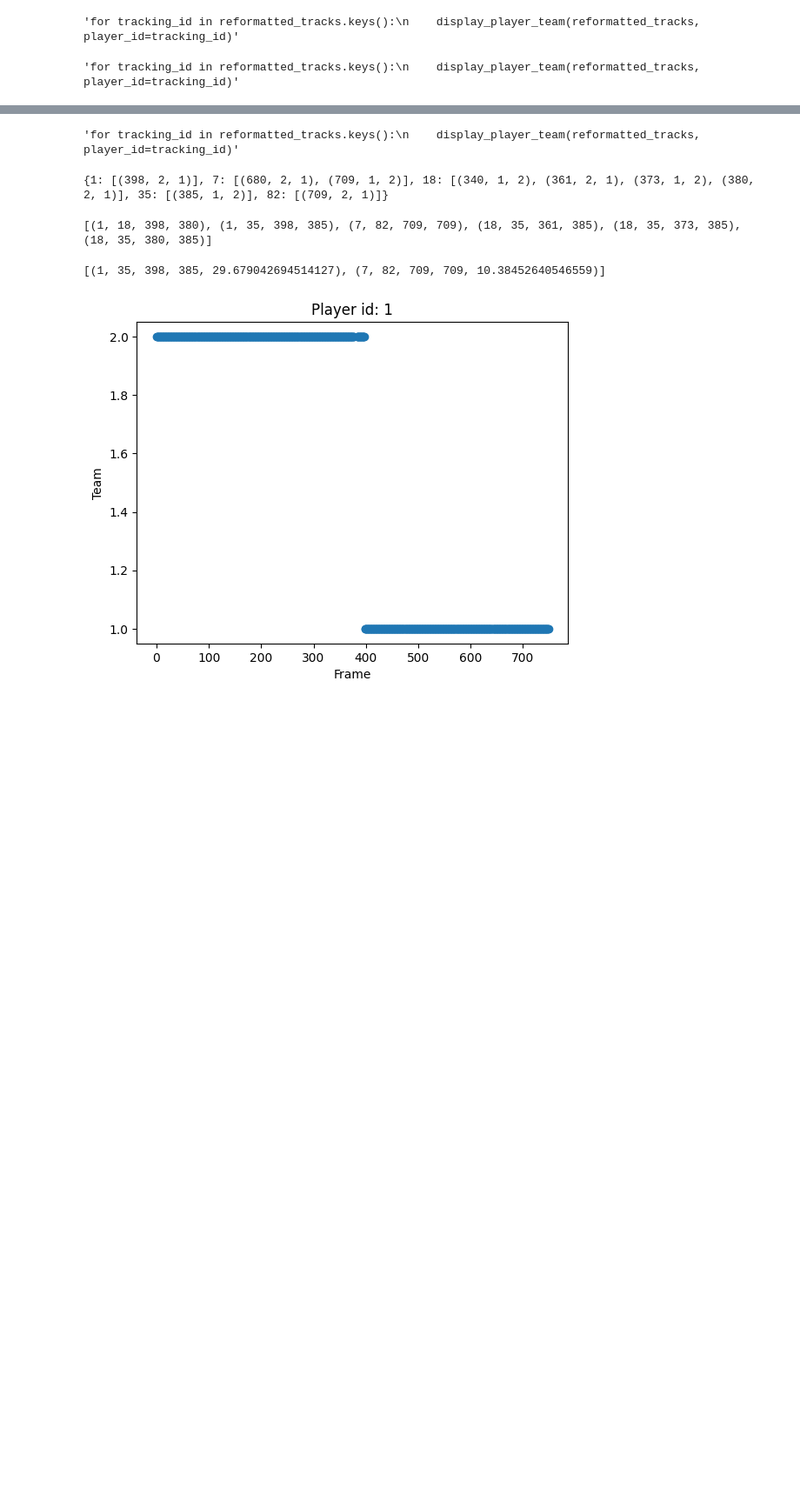
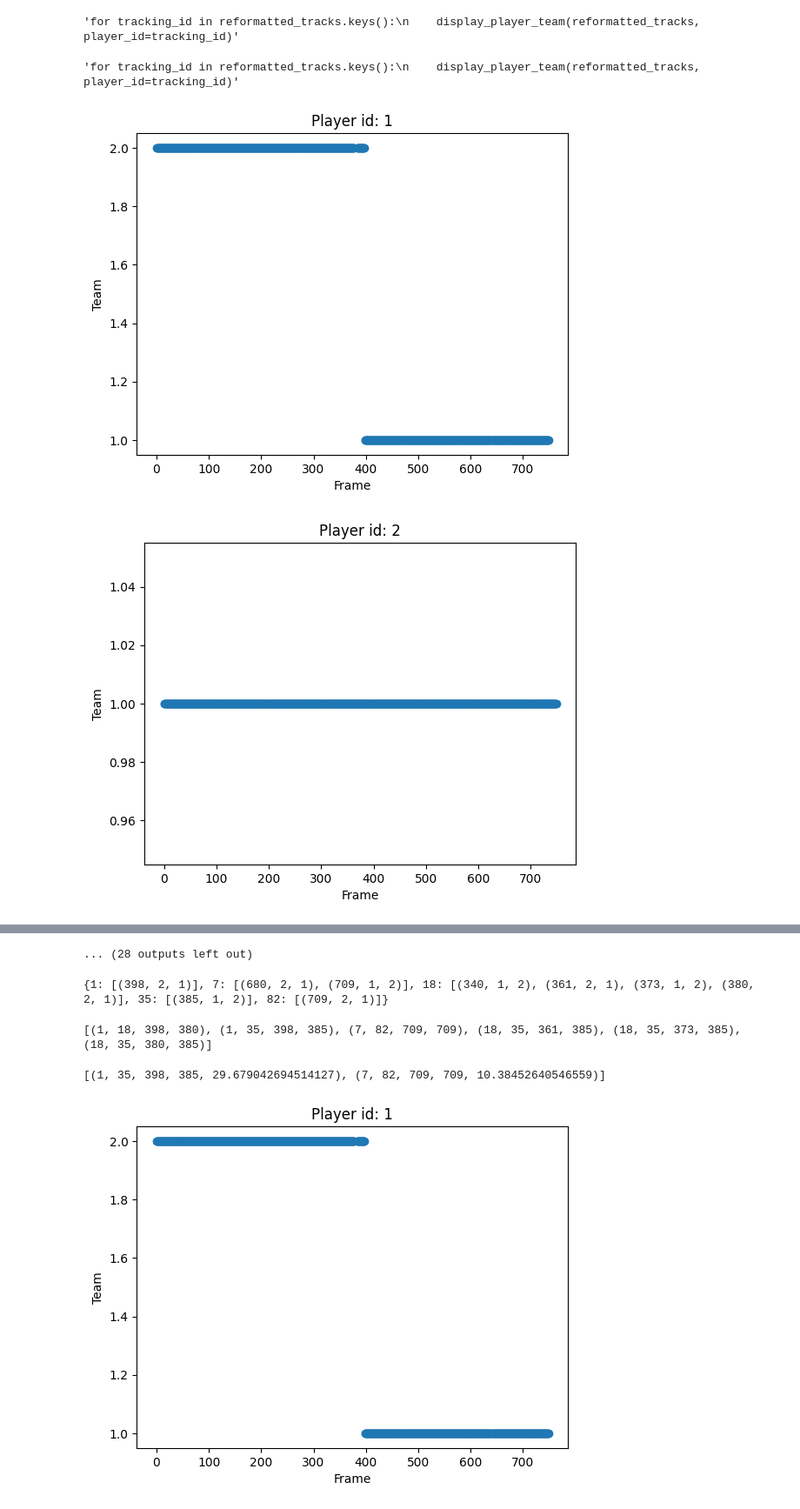
Before and after one commit to jonasmeyran/football_analysis, a Jupyter notebook: trackers/correction_tracker.ipynb, the cells around one changed output, grey strips where cells are left out. Shown at 87% size. Cells and saved outputs as stored; diff of their text form; code cells hidden in the pictures; blank space fills up the shorter version.

```diff
--- a/trackers/correction_tracker.ipynb
+++ b/trackers/correction_tracker.ipynb
@@ -94,6 +94,8 @@ def correct_team_assignment_if_isolated(reformatted_tracks, distance_threshold=5
 for tracking_id in reformatted_tracks.keys():
     reformatted_tracks = correct_team_assignment_if_isolated(reformatted_tracks)
 # %%
-"""for tracking_id in reformatted_tracks.keys():
-    display_player_team(reformatted_tracks, player_id=tracking_id)"""
+for tracking_id in reformatted_tracks.keys():
+    display_player_team(reformatted_tracks, player_id=tracking_id)
 # %% [output]
+[figure, added]
+[figure, added]
@@ -100,4 +112,4 @@ for tracking_id in reformatted_tracks.keys():
-'for tracking_id in reformatted_tracks.keys():\n    display_player_team(reformatted_tracks, player_id=tracking_id)'
+... (28 outputs left out)
 # %%
 def detect_team_switches(reformatted_tracks):
     switches = {}
```
Also changed, not shown: parts of 9 cells of this notebook.
